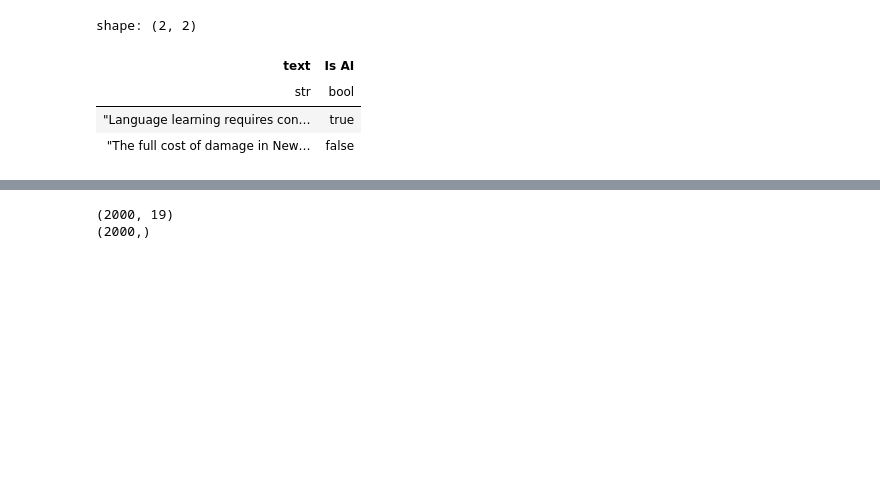
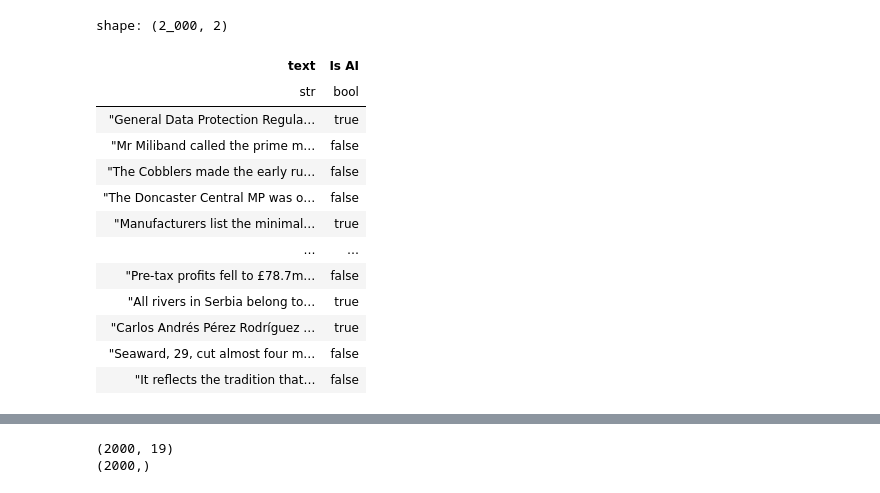
Before and after one commit to dinh-khuong/detect-gpt-be, a Jupyter notebook: jupyter/train_model_colab.ipynb, the cells around one changed output, grey strips where cells are left out. Saved outputs shown, nothing was run; the diff lists cells and outputs as text; code cells hidden in the pictures; blank space fills up the shorter version.

```diff
--- a/jupyter/train_model_colab.ipynb
+++ b/jupyter/train_model_colab.ipynb
@@ -313,18 +315,27 @@ For debugging consider passing CUDA_LAUNCH_BLOCKING=1
 # %%
-N_SAMPLE_SIZE = 1
+N_SAMPLE_SIZE = 1000
 dolly_df = pl.read_parquet("sample_data/dolly_response.parquet")
 xsum_df = pl.read_parquet("sample_data/xsum_small.parquet")[:N_SAMPLE_SIZE]
 df_gpt = dolly_df.sample(shuffle=True, n=N_SAMPLE_SIZE)
 
 df = df_gpt.extend(xsum_df)
 df = df.sample(shuffle=True, fraction=1)
 df
 # %% [output]
-shape: (2, 2)
+shape: (2_000, 2)
 | text | Is AI |
 | str | bool |
-| "Language learning requires con… | true |
-| "The full cost of damage in New… | false |
+| "General Data Protection Regula… | true |
+| "Mr Miliband called the prime m… | false |
+| "The Cobblers made the early ru… | false |
+| "The Doncaster Central MP was o… | false |
+| "Manufacturers list the minimal… | true |
+| … | … |
+| "Pre-tax profits fell to £78.7m… | false |
+| "All rivers in Serbia belong to… | true |
+| "Carlos Andrés Pérez Rodríguez … | true |
+| "Seaward, 29, cut almost four m… | false |
+| "It reflects the tradition that… | false |
 # %%
 def sample_text(text: str):
   return detect_gpt.predict(text)
```
Also changed, not shown: parts of 8 cells of this notebook.
